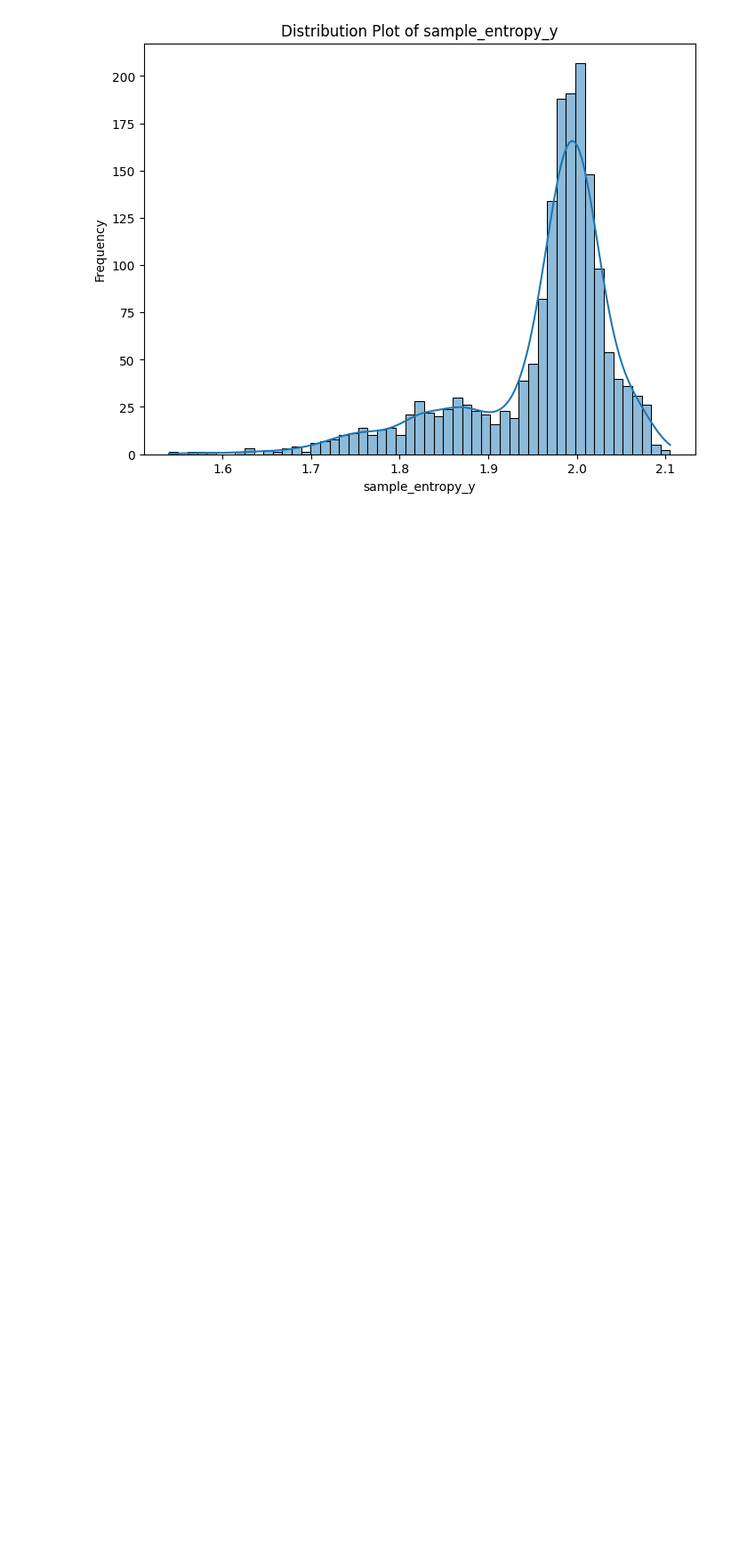
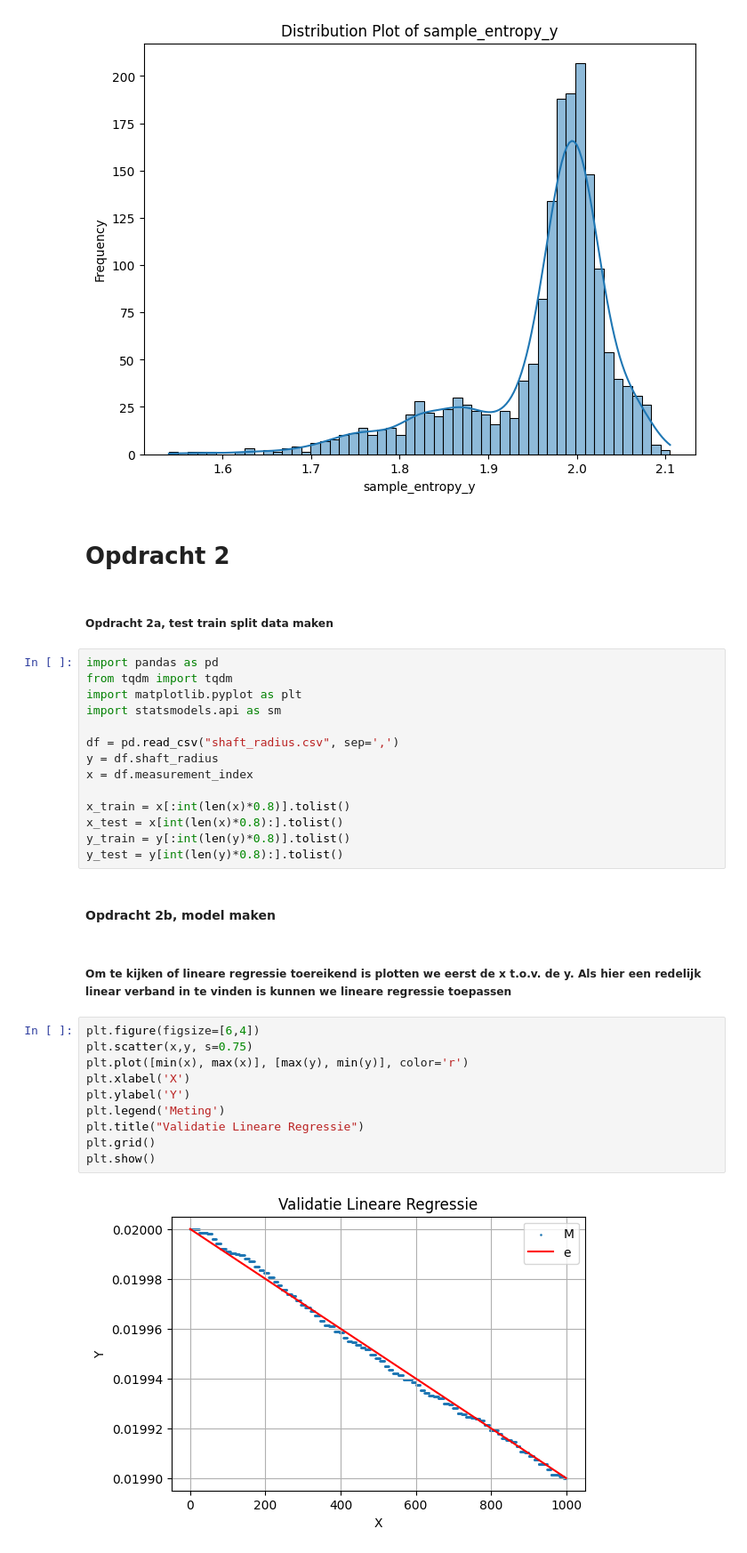
Before and after one commit to luukhfontys/Datascience-eindopdracht, a Jupyter notebook: DS Eindopdracht.ipynb, the cells around one changed output. Shown at 89% size. Cells and saved outputs as stored; diff of their text form; blank space fills up the shorter version.

```diff
--- a/DS Eindopdracht.ipynb
+++ b/DS Eindopdracht.ipynb
@@ -250,3 +252,37 @@ for column in columns_with_y:
 [figure]
 [figure]
 [figure]
+# %% [markdown]
+# Opdracht 2
+# %% [markdown]
+##### Opdracht 2a, test train split data maken
+# %%
+import pandas as pd
+from tqdm import tqdm
+import matplotlib.pyplot as plt
+import statsmodels.api as sm
+
+df = pd.read_csv("shaft_radius.csv", sep=',')
+y = df.shaft_radius
+x = df.measurement_index
+
+x_train = x[:int(len(x)*0.8)].tolist()
+x_test = x[int(len(x)*0.8):].tolist()
+y_train = y[:int(len(y)*0.8)].tolist()
+y_test = y[int(len(y)*0.8):].tolist()
+# %% [markdown]
+#### Opdracht 2b, model maken
+# %% [markdown]
+##### Om te kijken of lineare regressie toereikend is plotten we eerst de x t.o.v. de y. Als hier een redelijk linear verband in te vinden is kunnen we lineare regressie toepassen
+# %%
+plt.figure(figsize=[6,4])
+plt.scatter(x,y, s=0.75)
+plt.plot([min(x), max(x)], [max(y), min(y)], color='r')
+plt.xlabel('X')
+plt.ylabel('Y')
+plt.legend('Meting')
+plt.title("Validatie Lineare Regressie")
+plt.grid()
+plt.show()
+# %% [output]
+[figure, added]
```
Also changed, not shown: parts of 3 cells of this notebook, 2 other files.
